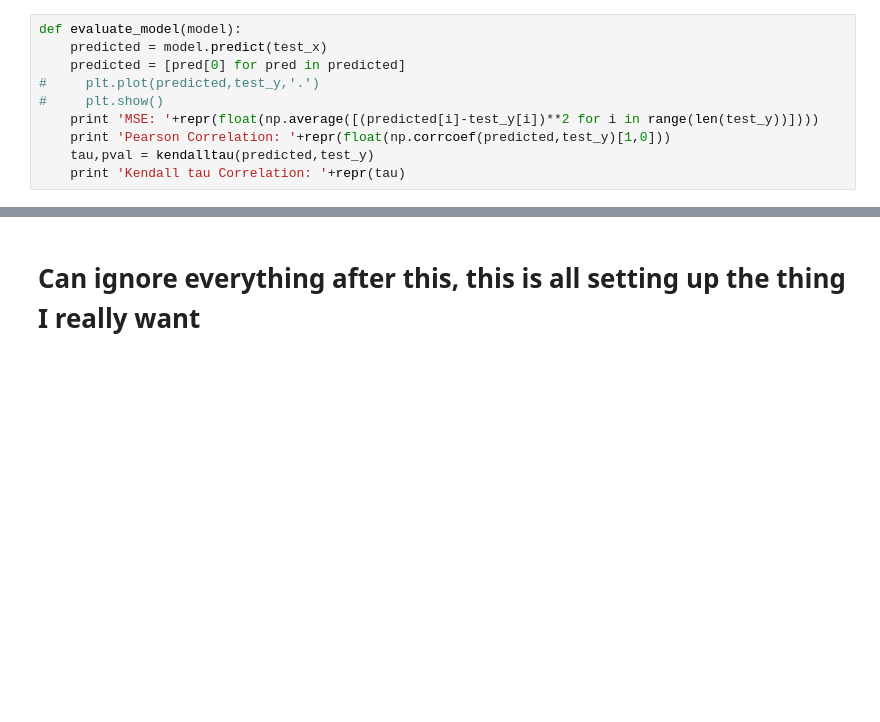
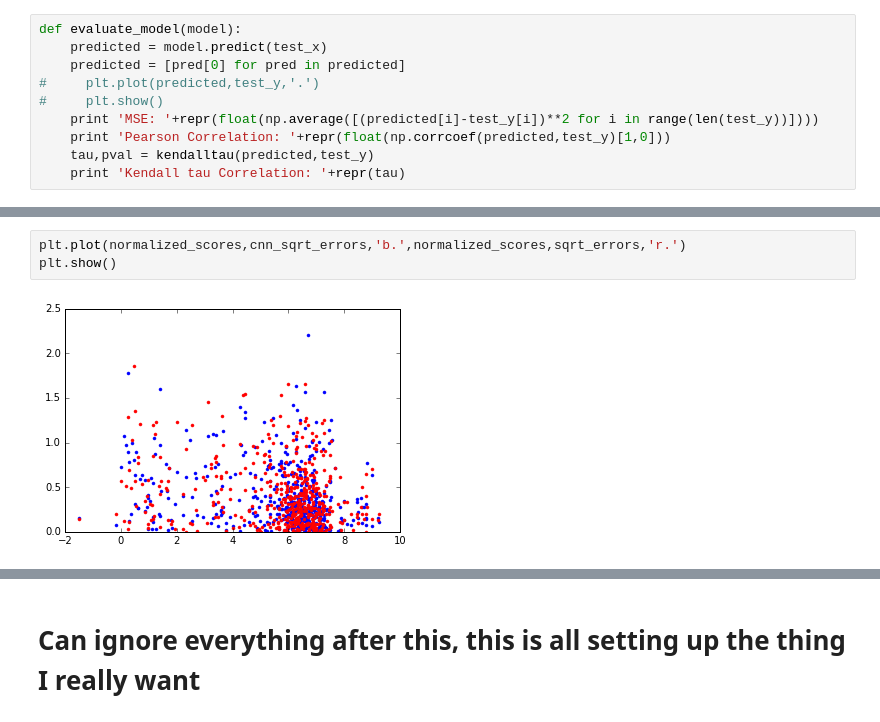
Before and after one commit to zswitten/Antimicrobial-Peptides, a Jupyter notebook: Embedding_and_other_model_comparison.ipynb, the cells around one changed output, grey strips where cells are left out. Drawn from its saved outputs; the diff is of its cells as text; blank space fills up the shorter version.

```diff
--- a/Embedding_and_other_model_comparison.ipynb
+++ b/Embedding_and_other_model_comparison.ipynb
@@ -846,0 +973,5 @@ Kendall tau Correlation: 0.5012053785978431
+# %%
+plt.plot(normalized_scores,cnn_sqrt_errors,'b.',normalized_scores,sqrt_errors,'r.')
+plt.show()
+# %% [output]
+[figure, added]
```
Also changed, not shown: parts of 28 cells of this notebook.
